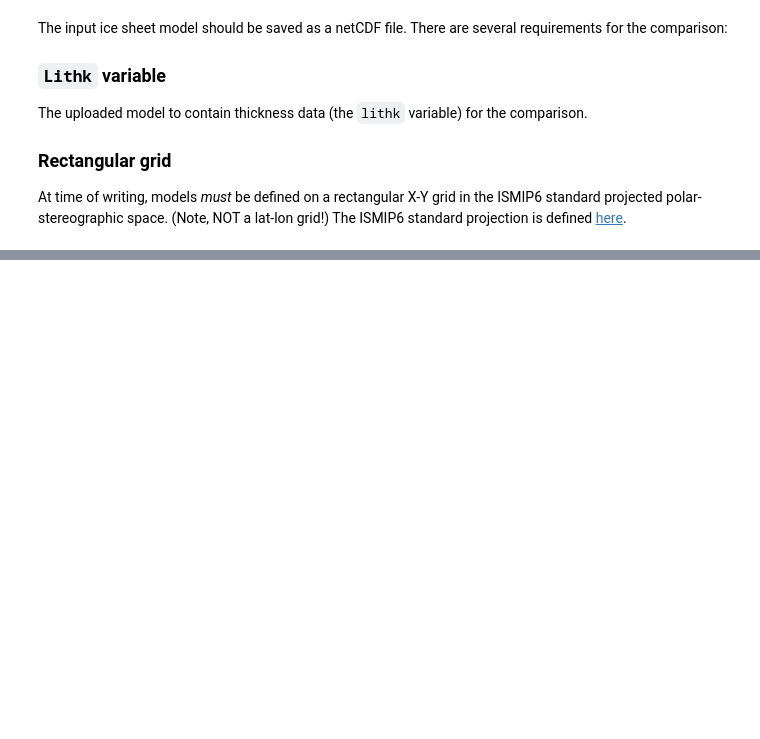
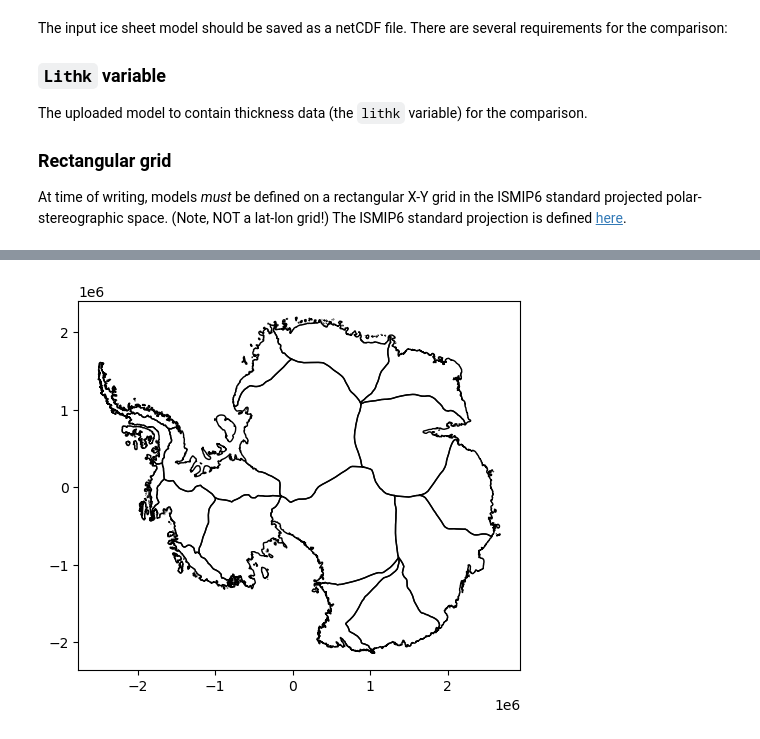
Before and after one commit to erikasy23/CmCt, a Jupyter notebook: notebooks/IMBIE/imbie_frontend.ipynb, the cells around one changed output, grey strips where cells are left out. Drawn from its saved outputs; the diff is of its cells as text; code cells hidden in the pictures; blank space fills up the shorter version.

```diff
--- a/notebooks/IMBIE/imbie_frontend.ipynb
+++ b/notebooks/IMBIE/imbie_frontend.ipynb
@@ -36,6 +36,14 @@ import warnings
 warnings.filterwarnings("ignore", message="numpy.dtype size changed")
 
 warnings.filterwarnings('ignore')
+# %%
+# nc_filename='/home/jovyan/CmCt/notebooks/Gravimetry/lithk_GIS_JPL_ISSM_asmb.nc'
+# nc_filename='/home/jovyan/CmCt/notebooks/Gravimetry/lithk_AIS_IMAU_IMAUICE1_hist_std.nc'
+
+nc_filename='/home/jovyan/CmCt/notebooks/Gravimetry/lithk_AIS_AWI_PISM1_hist_std.nc'
+
+# shapefile_path = "/home/jovyan/CmCt/notebooks/IMBIE/Greenland_Basins_PS_v1.4.2/Greenland_Basins_PS_v1.4.2.shp"
+shapefile_path = "/home/jovyan/CmCt/notebooks/IMBIE/ANT_Basins_IMBIE2_v1.6/ANT_Basins_IMBIE2_v1.6.shp"
 # %%
 import xarray as xr
 import numpy as np
@@ -114,3 +173,11 @@ print('Total_mass_change_sum =', model_total_mass_balance)
+# %%
+import matplotlib.pyplot as plt
+
+fig, ax = plt.subplots()
+basins_gdf.plot(ax=ax, color='none', edgecolor='k')
+plt.show()
+# %% [output]
+[figure, added]
 # %%
 import matplotlib.pyplot as plt
 
```
Also changed, not shown: parts of 6 cells of this notebook.
